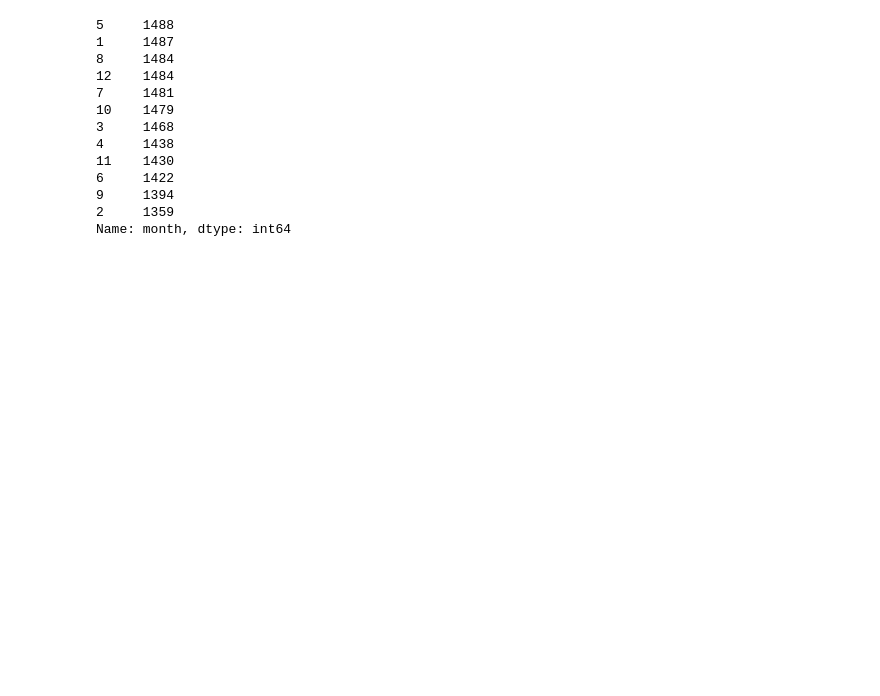
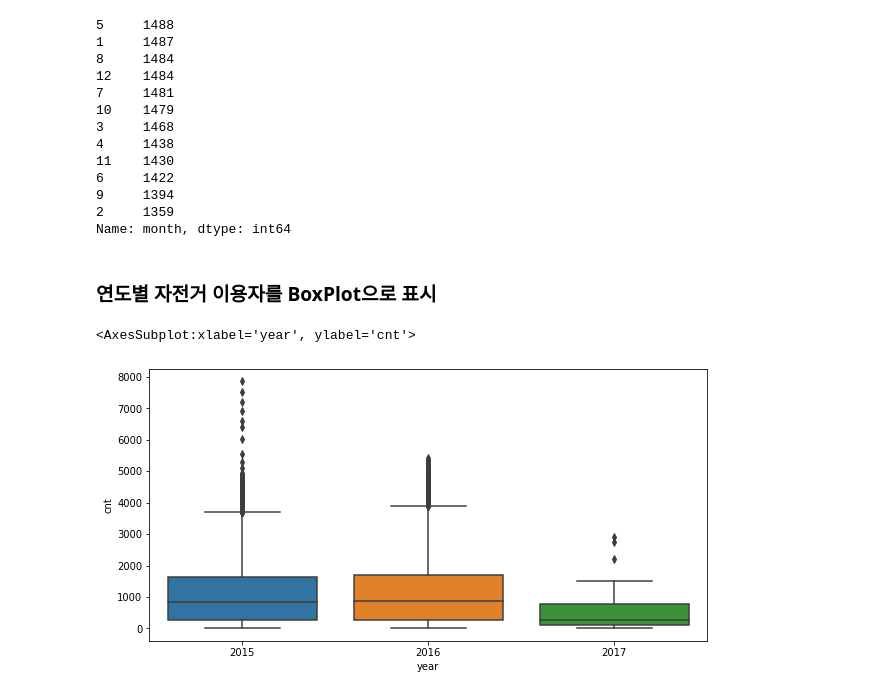
Before and after one commit to Omtye/Kaggle_study, a Jupyter notebook: 런던자전거수요예측.ipynb, the cells around one changed output. Saved outputs shown, nothing was run; the diff lists cells and outputs as text; code cells hidden in the pictures; blank space fills up the shorter version.

```diff
--- a/런던자전거수요예측.ipynb
+++ b/런던자전거수요예측.ipynb
@@ -103,3 +103,11 @@ df['month'].value_counts()
 9     1394
 2     1359
 Name: month, dtype: int64
+# %% [markdown]
+### **연도별 자전거 이용자를 BoxPlot으로 표시**
+# %%
+a, b = plt.subplots(1,1, figsize=(10,5))
+sns.boxplot(x = df['year'], y = df['cnt'])
+# %% [output]
+<AxesSubplot:xlabel='year', ylabel='cnt'>
+[figure, added]
```
Also changed, not shown: parts of 6 cells of this notebook.
